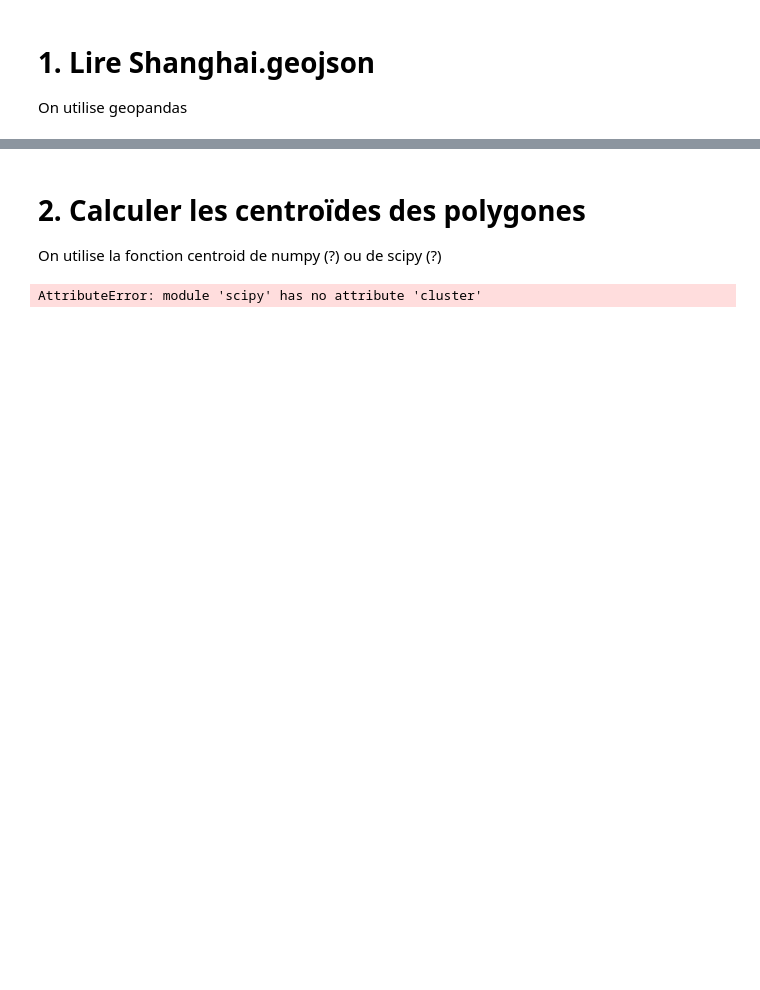
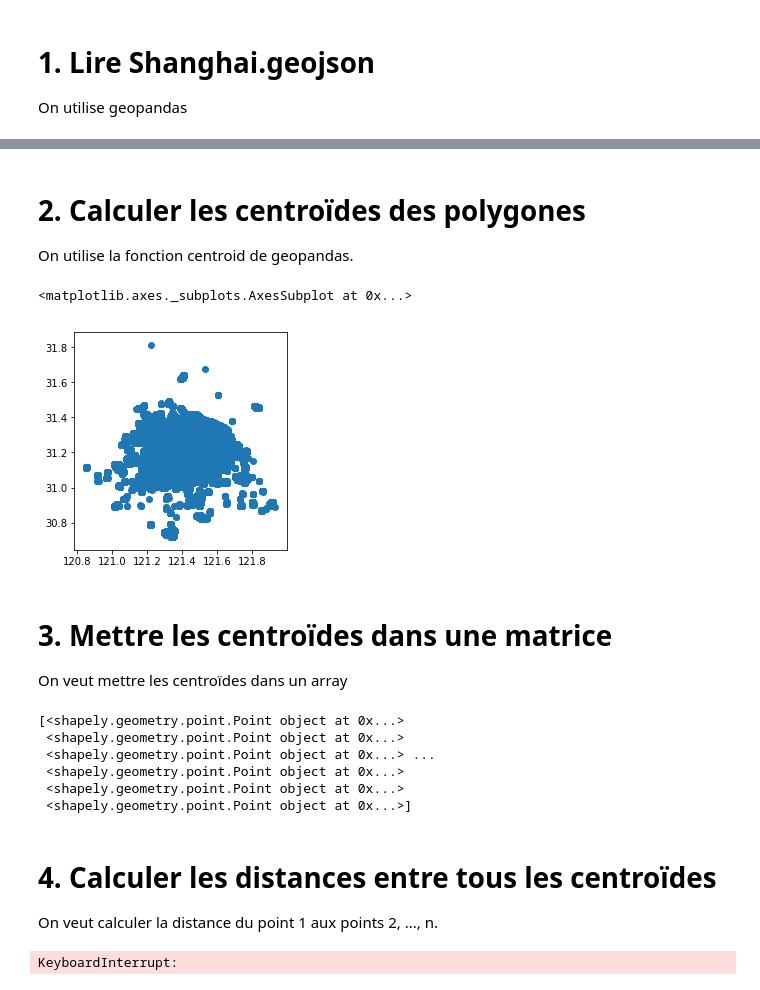
Before and after one commit to annelclr/Stage-UTSEUS, a Jupyter notebook: Shanghai.ipynb, the cells around one changed output, grey strips where cells are left out. Cells and saved outputs as stored; diff of their text form; code cells hidden in the pictures; blank space fills up the shorter version.

```diff
--- a/Shanghai.ipynb
+++ b/Shanghai.ipynb
@@ -7,12 +26,44 @@ shanghai = gpd.read_file('Shanghai.geojson')
 # %% [markdown]
 # 2. Calculer les centroïdes des polygones
-On utilise la fonction centroid de numpy (?) ou de scipy (?)
+On utilise la fonction centroid de geopandas.
+# %%
+from matplotlib import pyplot as plt
+shanghai = gpd.read_file('Shanghai.geojson')
+
+shanghai['centroid']=shanghai.centroid
+shanghai.head()
+shanghai = shanghai.set_geometry('centroid')
+shanghai.plot()
+# %% [output]
+<matplotlib.axes._subplots.AxesSubplot at 0x...>
+[figure, added]
+# %% [markdown]
+# 3. Mettre les centroïdes dans une matrice
+On veut mettre les centroïdes dans un array
 # %%
 import numpy as np
-import scipy as sp
-
-sh_array = np.genfromtxt('Shanghai.geojson', delimiter=',')
+import shapely.geometry
+sh_array = np.array(shanghai['centroid'])
+print(sh_array)
+# %% [output]
+[<shapely.geometry.point.Point object at 0x...>
+ <shapely.geometry.point.Point object at 0x...>
+ <shapely.geometry.point.Point object at 0x...> ...
+ <shapely.geometry.point.Point object at 0x...>
+ <shapely.geometry.point.Point object at 0x...>
+ <shapely.geometry.point.Point object at 0x...>]
-# %%
-sh_centroid = sp.cluster.hierarchy.centroid(sh_array)
-# %% [output]
-AttributeError: module 'scipy' has no attribute 'cluster'
+# %% [markdown]
+# 4. Calculer les distances entre tous les centroïdes
+On veut calculer la distance du point 1 aux points 2, ..., n.
+# %%
+from scipy.spatial import distance
+#comment faire varier les indices ? Avec des boucles for ? NUL
+#dist = np.linalg.norm(sh_array-sh_array)
+#eucl_sh = distance.euclidean(sh_array[1], sh_array[1])
+#eucl_sh = distance.pdist(sh_array, sh_array, 'euclidean')
+eucl_dist = []
+for i in range(len(sh_array)):
+    for j in range(i, len(sh_array)):
+        eucl_dist.append(np.linalg.norm(sh_array[i]-sh_array[j]))
+# %% [output]
+KeyboardInterrupt:
```
Also changed, not shown: parts of 1 cell of this notebook.
